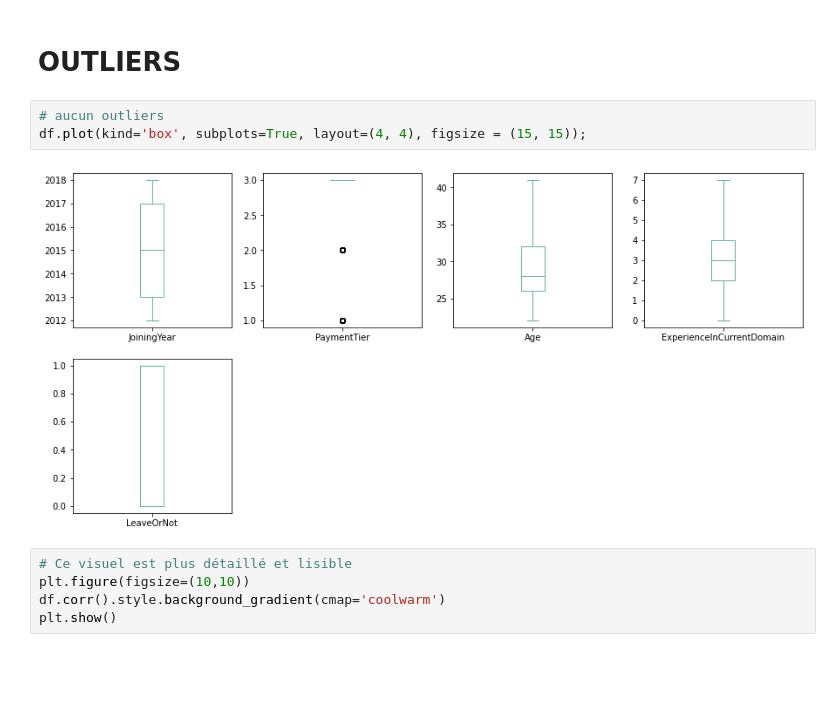
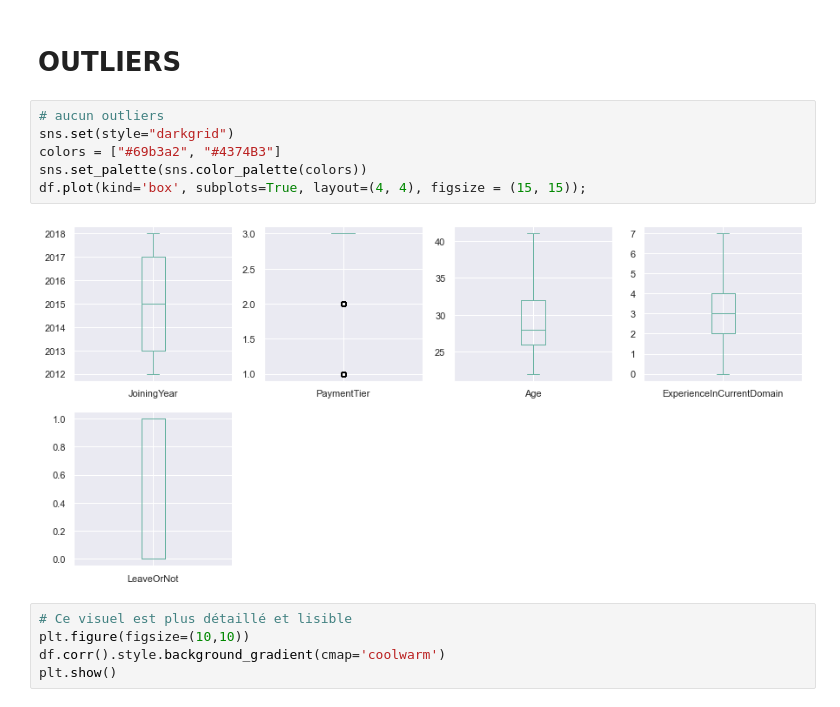
Before and after one commit to BouchetaYoucef/Projet_Employees, a Jupyter notebook: Projet_Employees_EDA.ipynb, the cells around one changed output. Cells and saved outputs as stored; diff of their text form; blank space fills up the shorter version.

```diff
--- a/Projet_Employees_EDA.ipynb
+++ b/Projet_Employees_EDA.ipynb
@@ -377,9 +377,12 @@ plt.show()
 # OUTLIERS
 # %%
 # aucun outliers
+sns.set(style="darkgrid")
+colors = ["#69b3a2", "#4374B3"]
+sns.set_palette(sns.color_palette(colors))
 df.plot(kind='box', subplots=True, layout=(4, 4), figsize = (15, 15));
 # %% [output]
-[figure, old version]
+[figure, new version]
 # %%
 # Ce visuel est plus détaillé et lisible
 plt.figure(figsize=(10,10))
```
